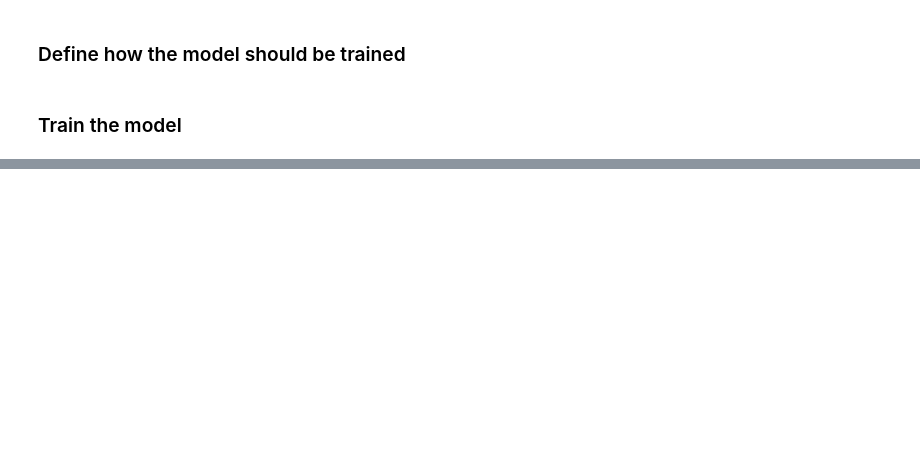
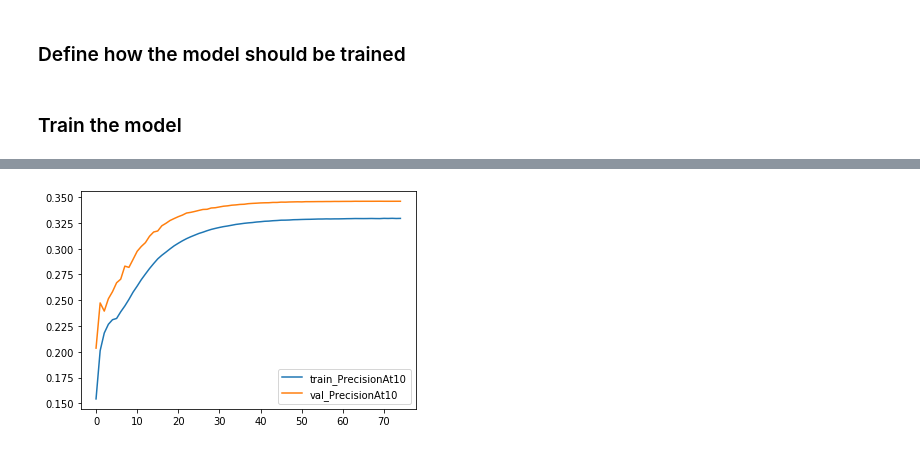
Before and after one commit to maxitron93/mlc_model_implementation, a Jupyter notebook: CNN-Kim.ipynb, the cells around one changed output, grey strips where cells are left out. Saved outputs shown, nothing was run; the diff lists cells and outputs as text; code cells hidden in the pictures; blank space fills up the shorter version.

```diff
--- a/CNN-Kim.ipynb
+++ b/CNN-Kim.ipynb
@@ -257,0 +288,7 @@ plt.legend();
+# %%
+# Plot the PrecisionAt10 metric at each itteration
+plt.plot(result.history['PrecisionAt10'], label='train_PrecisionAt10');
+plt.plot(result.history['val_PrecisionAt10'], label='val_PrecisionAt10');
+plt.legend();
+# %% [output]
+[figure, added]
```
Also changed, not shown: parts of 29 cells of this notebook, 2 other files.
